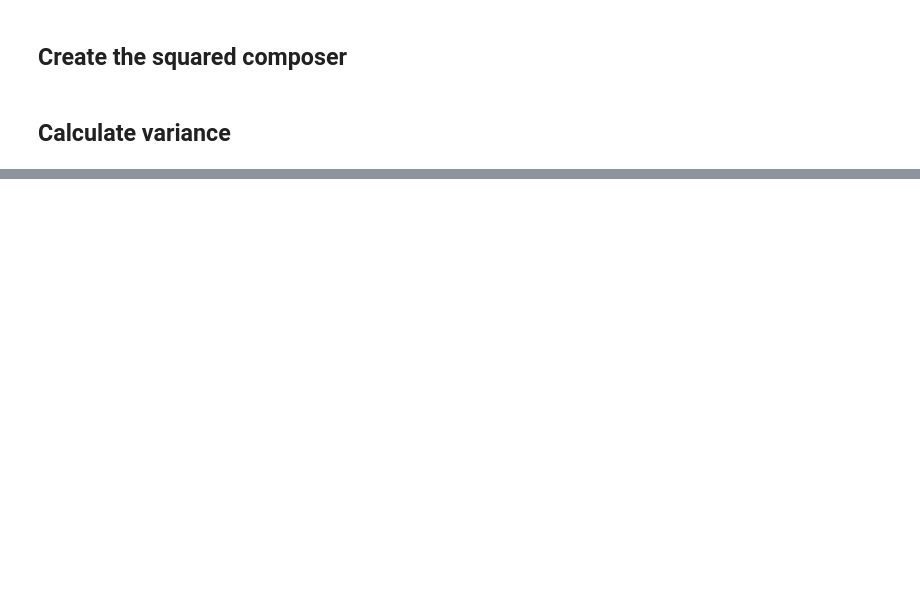
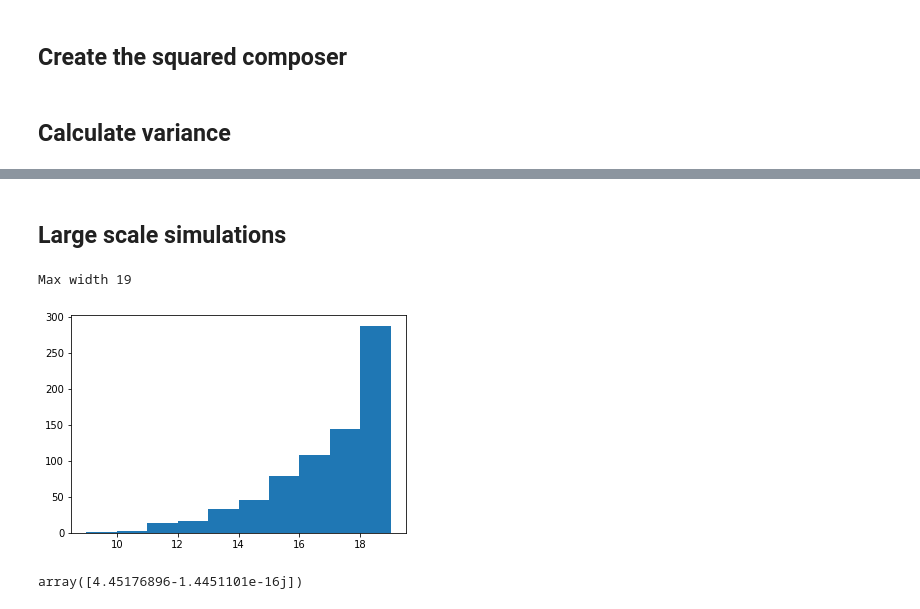
Before and after one commit to danlkv/quantum-classical-time-maxcut, a Jupyter notebook: data/generators/QtensorVariance.ipynb, the cells around one changed output, grey strips where cells are left out. Drawn from its saved outputs; the diff is of its cells as text; code cells hidden in the pictures; blank space fills up the shorter version.

```diff
--- a/data/generators/QtensorVariance.ipynb
+++ b/data/generators/QtensorVariance.ipynb
@@ -212,0 +211,31 @@ AssertionError: The two don't match!
+# %% [markdown]
+## Large scale simulations
+# %%
+def circ2tw(circ, opt: qtensor.optimisation.Optimizer):
+    tn = qtensor.optimisation.QtreeTensorNet.from_qtree_gates(circ)
+    opt.optimize(tn)
+    return opt.treewidth
+
+def estimate_variance_tw(G, p=4, ordering_algo='greedy', pbar=False):
+    gamma, beta = get_gb(p)
+    opt = qtensor.toolbox.get_ordering_algo(ordering_algo)
+    comp = QAOAComposerSquared(G, gamma=gamma, beta=beta)
+    widths = []
+    if pbar:
+        outer_loop = tqdm(list(G.edges))
+    else:
+        outer_loop = G.edges
+    for e1 in outer_loop:
+        for e2 in G.edges:
+            comp.energy_expectation_lightcone_squared(e1, e2)
+            tw = circ2tw(comp.circuit, opt)
+            widths.append(tw)
+    return widths
+# %%
+widths = estimate_variance_tw(G, p=p, pbar=True)
+# %%
+plt.hist(widths)
+print("Max width", max(widths))
+# %% [output]
+Max width 19
+[figure, added]
@@ -212,0 +307,6 @@ AssertionError: The two don't match!
+# %%
+widths = estimate_variance_tw_parallel(G, parallel, p=p)
+var = simulate_variance_parallel(G, parallel, p=p)
+var
+# %% [output]
+array([4.45176896-1.4451101e-16j])
```
Also changed, not shown: parts of 42 cells of this notebook, 2 other files.
